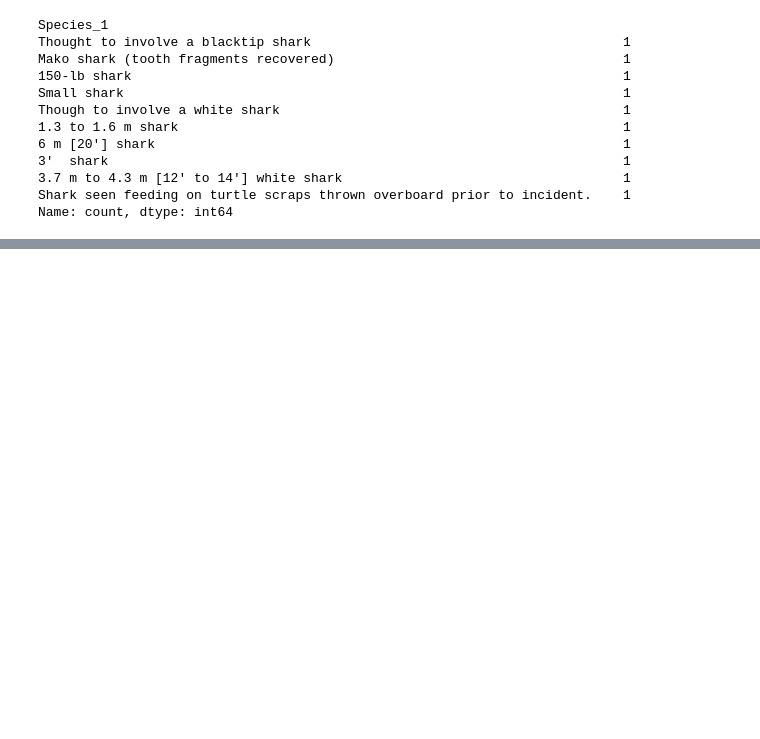
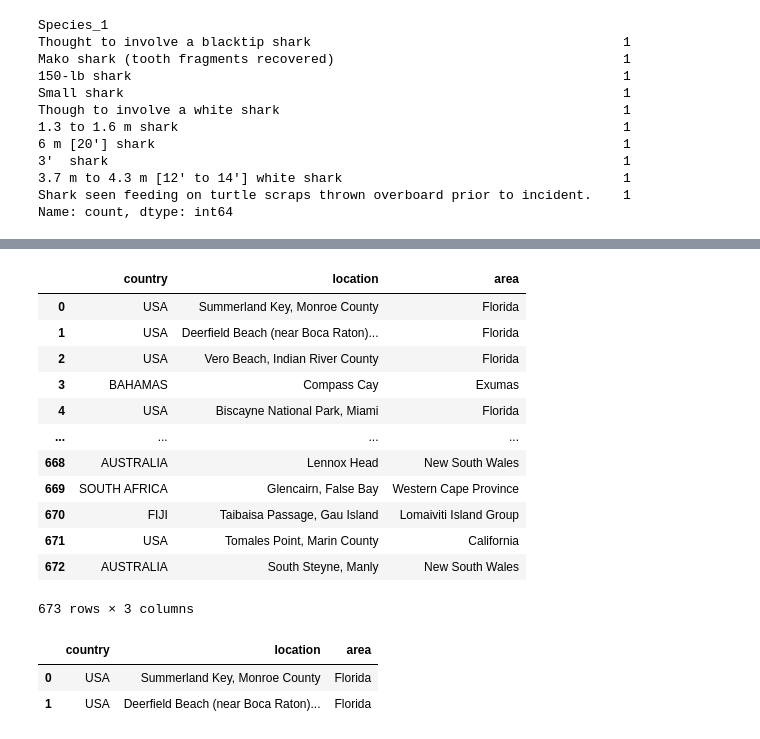
Before and after one commit to CourtneyCole123/Shark-Analysis-Team, a Jupyter notebook: Shark Data_Mohamed.ipynb, the cells around one changed output, grey strips where cells are left out. Saved outputs shown, nothing was run; the diff lists cells and outputs as text; code cells hidden in the pictures; blank space fills up the shorter version.

```diff
--- a/Shark_Data_Jay.ipynb
+++ b/Shark Data_Mohamed.ipynb
@@ -612,0 +625,23 @@ NameError: name 'Attack_per_country' is not defined
+# %%
+shark_clean_data_Geo_df
+# %% [output]
+|  | country | location | area |
+| 0 | USA | Summerland Key, Monroe County | Florida |
+| 1 | USA | Deerfield Beach (near Boca Raton)... | Florida |
+| 2 | USA | Vero Beach, Indian River County | Florida |
+| 3 | BAHAMAS | Compass Cay | Exumas |
+| 4 | USA | Biscayne National Park, Miami | Florida |
+| ... | ... | ... | ... |
+| 668 | AUSTRALIA | Lennox Head | New South Wales |
+| 669 | SOUTH AFRICA | Glencairn, False Bay | Western Cape Province |
+| 670 | FIJI | Taibaisa Passage, Gau Island | Lomaiviti Island Group |
+| 671 | USA | Tomales Point, Marin County | California |
+| 672 | AUSTRALIA | South Steyne, Manly | New South Wales |
+673 rows × 3 columns
+# %%
+Clean_USA_Shark_df=shark_clean_data_Geo_df.loc[shark_clean_data_Geo_df['country'] =='USA']
+Clean_USA_Shark_df.head(2)
+# %% [output]
+|  | country | location | area |
+| 0 | USA | Summerland Key, Monroe County | Florida |
+| 1 | USA | Deerfield Beach (near Boca Raton)... | Florida |
```
Also changed, not shown: parts of 13 cells of this notebook.
